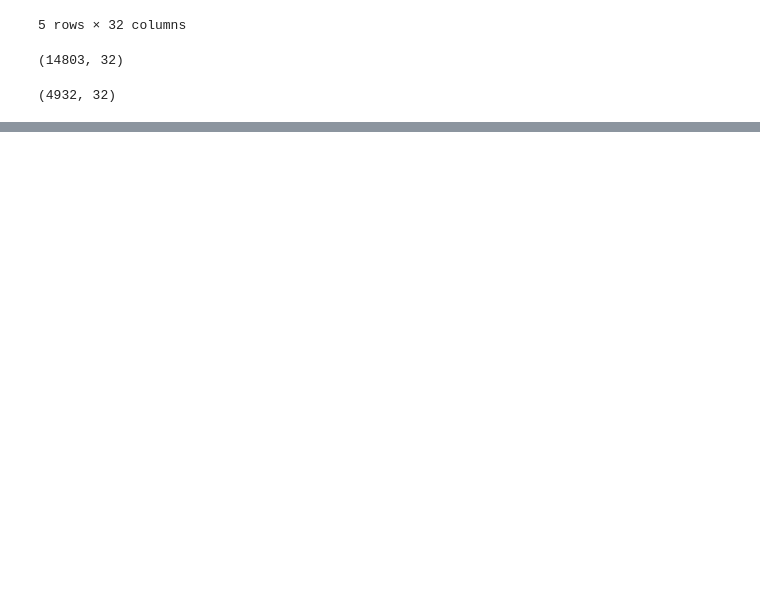
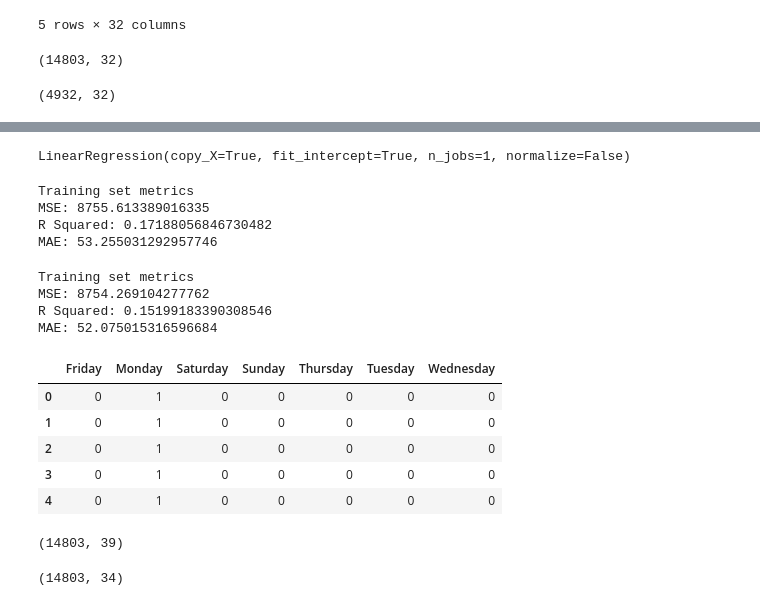
Before and after one commit to arianaroz/comp257-portfolio-2019, a Jupyter notebook: Portfolio 2.ipynb, the cells around one changed output, grey strips where cells are left out. Saved outputs shown, nothing was run; the diff lists cells and outputs as text; code cells hidden in the pictures; blank space fills up the shorter version.

Commit message:
train test scores

```diff
--- a/Portfolio 2.ipynb
+++ b/Portfolio 2.ipynb
@@ -283,0 +298,37 @@ Y_test shape: (4932,)
+# %%
+model = linear_model.LinearRegression()
+model.fit(x_train, y_train)
+# %% [output]
+LinearRegression(copy_X=True, fit_intercept=True, n_jobs=1, normalize=False)
+# %%
+y_train_pred = model.predict(x_train)
+
+mse= mean_squared_error(y_train, y_train_pred)
+r2 = r2_score(y_train, y_train_pred)
+mae = mean_absolute_error(y_train, y_train_pred)
+
+print('Training set metrics')
+print("MSE:", mse)
+print("R Squared:", r2)
+print("MAE:", mae)
+# %% [output]
+Training set metrics
+MSE: 8755.613389016335
+R Squared: 0.17188056846730482
+MAE: 53.255031292957746
+# %%
+y_test_pred = model.predict(x_test)
+
+mse= mean_squared_error(y_test, y_test_pred)
+r2 = r2_score(y_test, y_test_pred)
+mae = mean_absolute_error(y_test, y_test_pred)
+
+print('Training set metrics')
+print("MSE:", mse)
+print("R Squared:", r2)
+print("MAE:", mae)
+# %% [output]
+Training set metrics
+MSE: 8754.269104277762
+R Squared: 0.15199183390308546
+MAE: 52.075015316596684
@@ -283,0 +339,22 @@ Y_test shape: (4932,)
+# %%
+day_week = train['Day_of_week']
+day_w = pd.get_dummies(day_week)
+
+day_w.head()
+# %% [output]
+|  | Friday | Monday | Saturday | Sunday | Thursday | Tuesday | Wednesday |
+| 0 | 0 | 1 | 0 | 0 | 0 | 0 | 0 |
+| 1 | 0 | 1 | 0 | 0 | 0 | 0 | 0 |
+| 2 | 0 | 1 | 0 | 0 | 0 | 0 | 0 |
+| 3 | 0 | 1 | 0 | 0 | 0 | 0 | 0 |
+| 4 | 0 | 1 | 0 | 0 | 0 | 0 | 0 |
+# %%
+x_train = train.join(day_w)
+x_train.shape
+# %% [output]
+(14803, 39)
+# %%
+x_train = train.join(week_s)
+x_train.shape
+# %% [output]
+(14803, 34)
```
Also changed, not shown: parts of 11 cells of this notebook.
